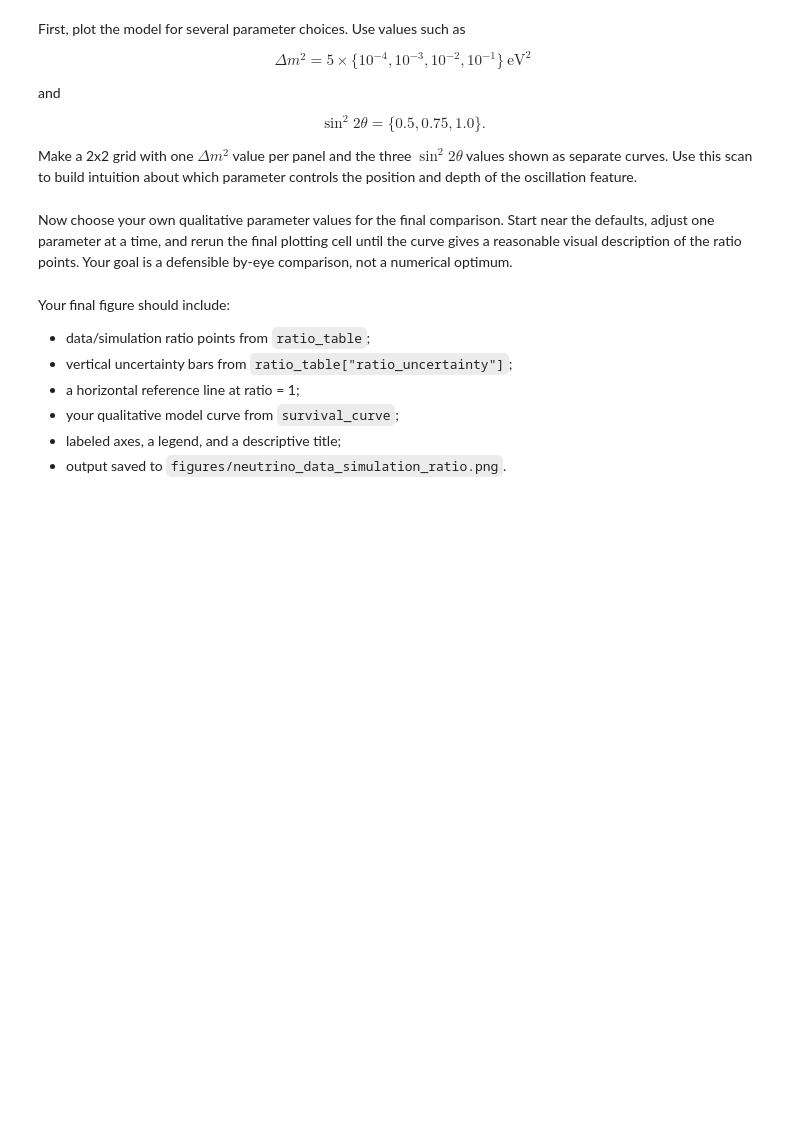
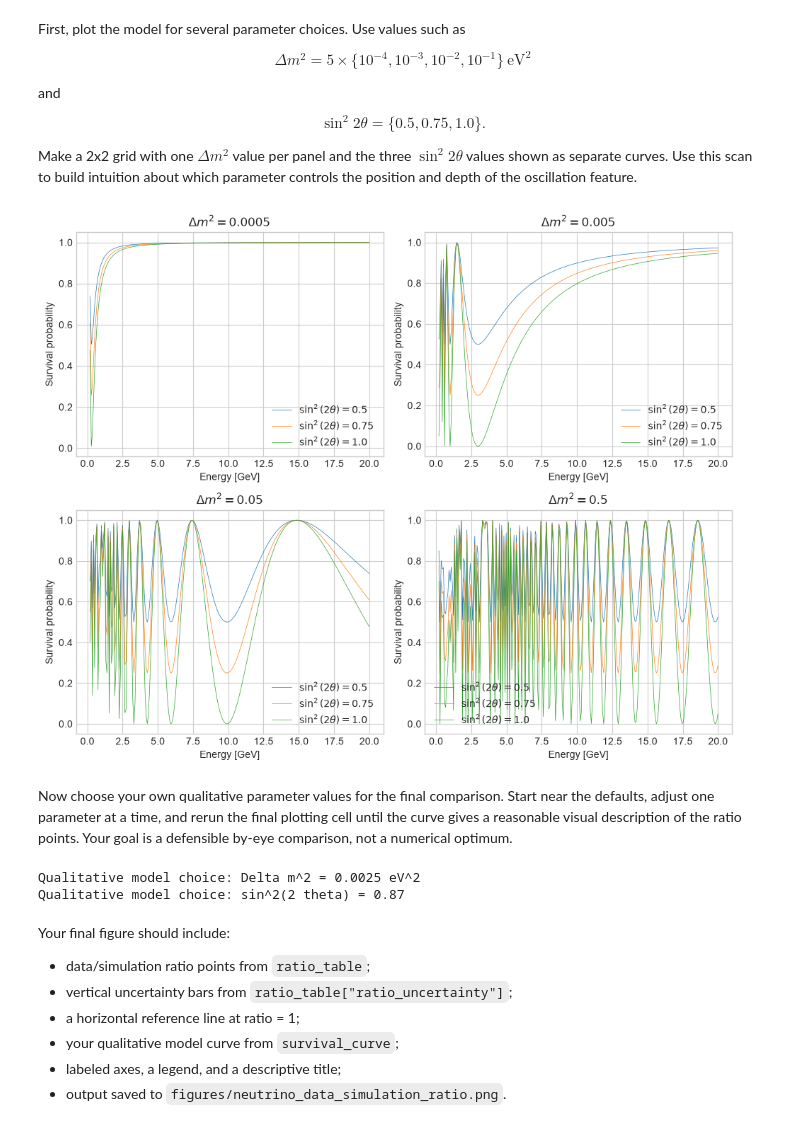
Before and after one commit to cebecerraahuma/Assignment01, a Jupyter notebook: notebooks/assignment1_reproducible_neutrino_workflow.ipynb, the cells around one changed output. Saved outputs shown, nothing was run; the diff lists cells and outputs as text; code cells hidden in the pictures; blank space fills up the shorter version.

```diff
--- a/notebooks/assignment1_reproducible_neutrino_workflow.ipynb
+++ b/notebooks/assignment1_reproducible_neutrino_workflow.ipynb
@@ -441,17 +506,18 @@ In the next code cell, translate this equation into a Python function that can a
 # Inputs should include energy_GeV, delta_m2, sin2_2theta, and baseline_km.
 # Use the formula in the markdown cell above.
 def survival_probability(energy_GeV, delta_m2, sin2_2theta, baseline_km):
-    ...
-
+    return 1-sin2_2theta*np.sin(1.27*delta_m2*baseline_km/energy_GeV)**2
 
 # TODO: Choose starting parameter values for the comparison curve.
 # Use values near Delta m^2 = 2.5e-3 eV^2 and sin^2(2 theta) = 0.95.
-DELTA_M2 = ...
-SIN2_2THETA = ...
+DELTA_M2 = 2.5*1E-3
+SIN2_2THETA = 0.95
 BASELINE_KM = 735.0
 
 # TODO: Create an energy grid from about 0.2 GeV to ENERGY_MAX_GEV.
-energy_grid = ...
+energy_grid = np.linspace(0.2,ENERGY_MAX_GEV,250)
 
 # TODO: Evaluate your survival_probability function on the energy grid.
-survival_curve = ...
+survival_curve = survival_probability(energy_grid, DELTA_M2,SIN2_2THETA,BASELINE_KM)
+
+survival_curve
@@ -490,15 +612,45 @@ plt.show()
+# %%
+fig_scan, axes = plt.subplots(2, 2, figsize=(10, 8))
+# Using for and zip all the repetitions are gone, this is better!!
+
+for ax, delta_m2 in zip(axes.flat, delta_m2_values):
+    for sin2_2theta in sin2_2theta_values:
+        survival_curve = survival_probability(
+            energy_grid,
+            delta_m2,
+            sin2_2theta,
+            BASELINE_KM
+        )
+        ax.plot(
+            energy_grid,
+            survival_curve,
+            label=rf"$\sin^2(2\theta) = {sin2_2theta}$",
+            linewidth = 0.5
+        )
+    ax.set_title(rf"$\Delta m^2 = {delta_m2}$")
+    ax.set_xlabel("Energy [GeV]")
+    ax.set_ylabel("Survival probability")
+    ax.legend()
+
+plt.tight_layout()
+plt.show()
+# %% [output]
+[figure, added]
 # %% [markdown]
 Now choose your own qualitative parameter values for the final comparison. Start near the defaults, adjust one parameter at a time, and rerun the final plotting cell until the curve gives a reasonable visual description of the ratio points. Your goal is a defensible by-eye comparison, not a numerical optimum.
 # %%
 # TODO: Replace these with your by-eye qualitative choices.
-DELTA_M2 = ...
-SIN2_2THETA = ...
+DELTA_M2 = 2.5E-3
+SIN2_2THETA = 0.87
 
 # TODO: Recompute survival_curve using your chosen parameters.
-survival_curve = ...
+survival_curve = survival_probability(energy_grid,DELTA_M2,SIN2_2THETA,BASELINE_KM)
 
 print(f"Qualitative model choice: Delta m^2 = {DELTA_M2:.3g} eV^2")
 print(f"Qualitative model choice: sin^2(2 theta) = {SIN2_2THETA:.3g}")
+# %% [output]
+Qualitative model choice: Delta m^2 = 0.0025 eV^2
+Qualitative model choice: sin^2(2 theta) = 0.87
 # %% [markdown]
 Your final figure should include:
 
```
Also changed, not shown: parts of 21 cells of this notebook, 4 other files.
